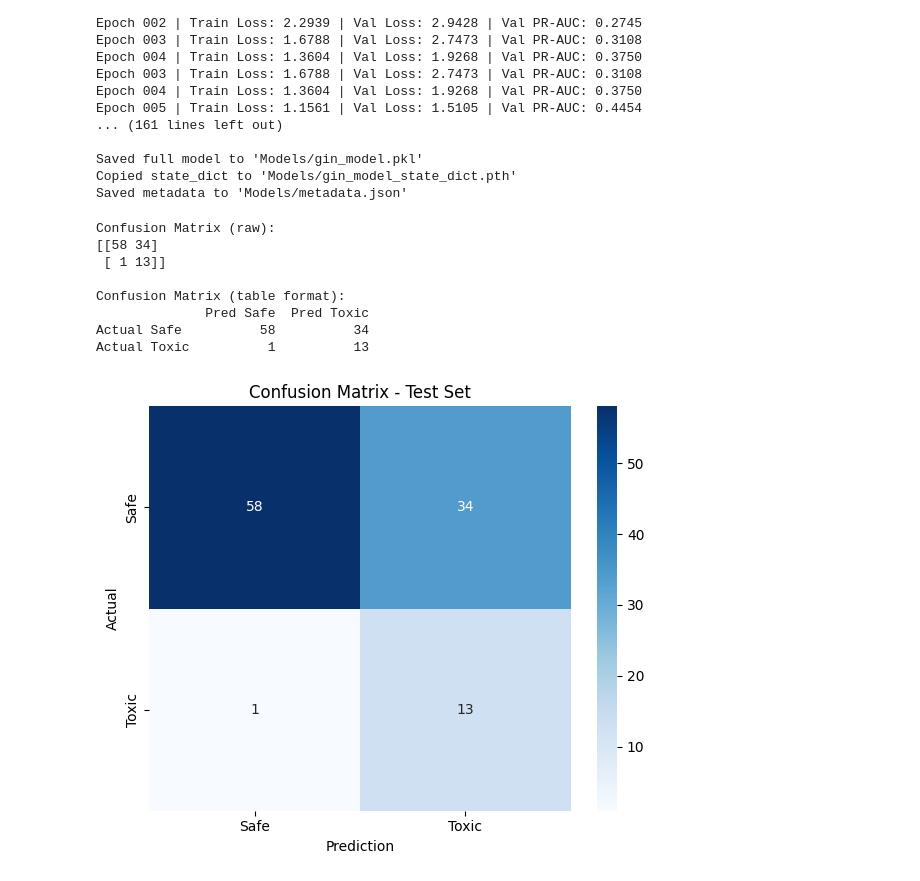
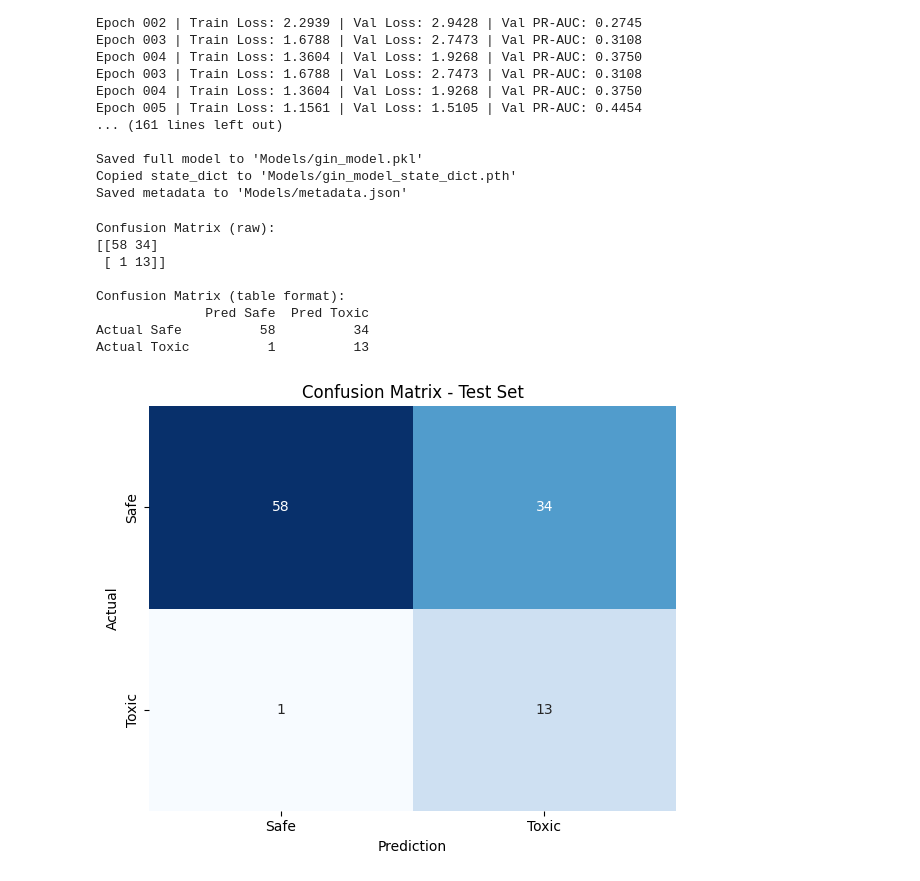
Before and after one commit to annagm25/ClinTox, a Jupyter notebook: src/GIN.ipynb, the cells around one changed output. Drawn from its saved outputs; the diff is of its cells as text; code cells hidden in the pictures.

Commit message:
added final traits to images

```diff
--- a/src/GIN.ipynb
+++ b/src/GIN.ipynb
@@ -480,35 +480,37 @@ cm_df = pd.DataFrame(
 print("\nConfusion Matrix (table format):")
 print(cm_df)
 
 # ----------------------------
 # Seaborn heatmap
 # ----------------------------
 plt.figure(figsize=(6,5))
 sns.heatmap(
     cm,
     annot=True,
     fmt="d",
     cmap="Blues",
     xticklabels=['Safe', 'Toxic'],
-    yticklabels=['Safe', 'Toxic']
+    yticklabels=['Safe', 'Toxic'],
+    cbar=False
 )
 
 plt.xlabel("Prediction")
 plt.ylabel("Actual")
 plt.title("Confusion Matrix - Test Set")
 plt.tight_layout()
+
 plt.savefig('gin_confusion_matrix.png', dpi=300, bbox_inches='tight')
 plt.show()
 # %% [output]
 Confusion Matrix (raw):
 [[58 34]
  [ 1 13]]
 
 Confusion Matrix (table format):
               Pred Safe  Pred Toxic
 Actual Safe          58          34
 Actual Toxic          1          13
-[figure, old version]
+[figure, new version]
 # %%
 import matplotlib.pyplot as plt
 from sklearn.metrics import roc_curve, auc, precision_recall_curve, average_precision_score
```
Also changed, not shown: parts of 1 cell of this notebook, 4 other files.
